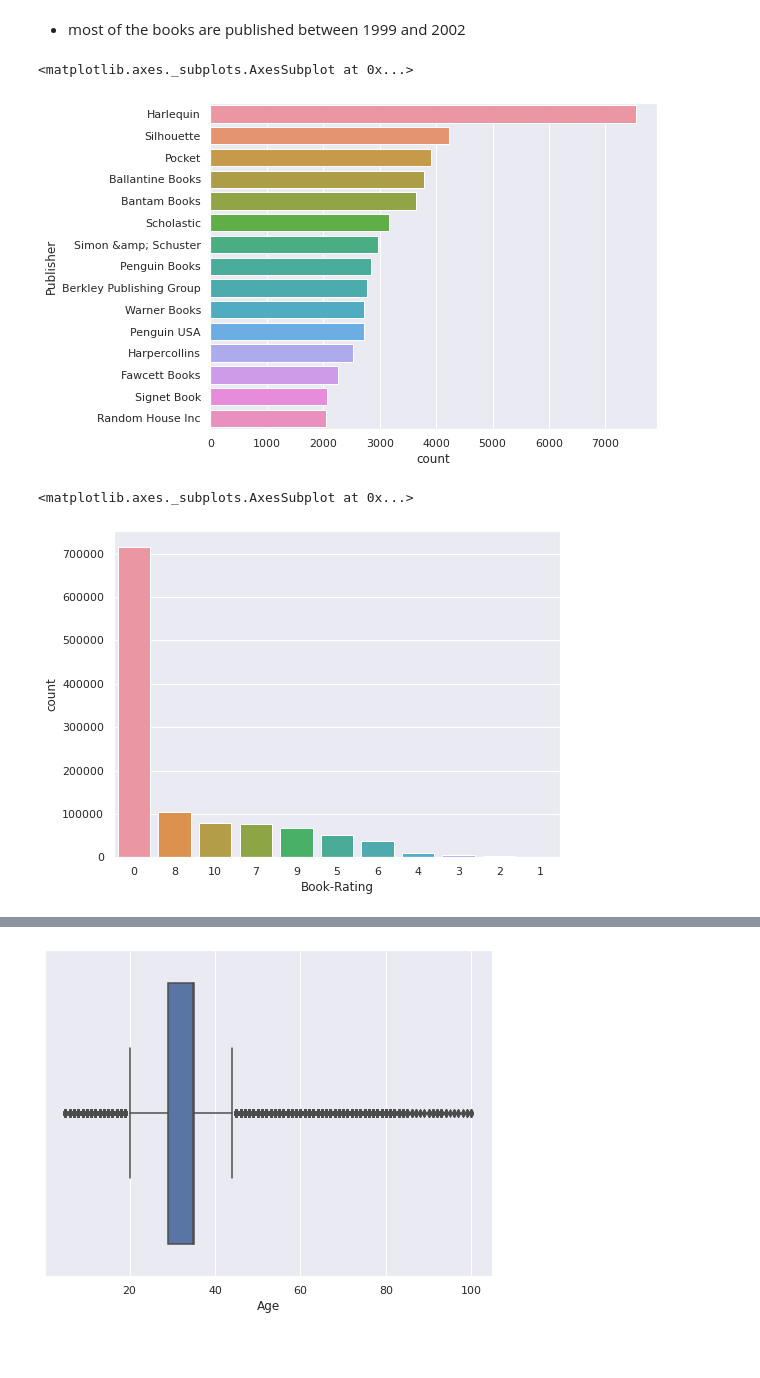
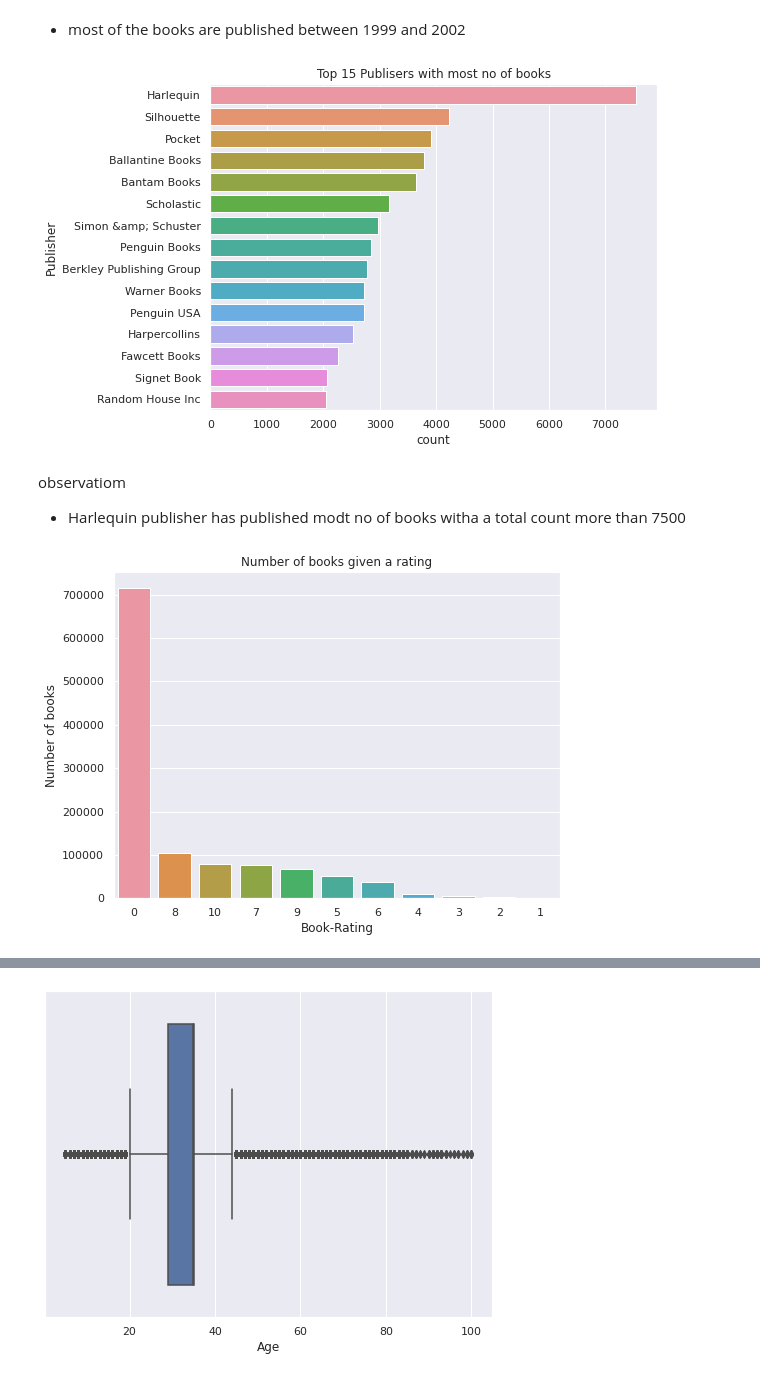
Before and after one commit to Ali-Asgar-Lakdawala/Book-Recommendation-System-capstone, a Jupyter notebook: Book_Recommendation_System_Capstone.ipynb, the cells around one changed output, grey strips where cells are left out. Drawn from its saved outputs; the diff is of its cells as text; code cells hidden in the pictures; blank space fills up the shorter version.

```diff
--- a/Book_Recommendation_System_Capstone.ipynb
+++ b/Book_Recommendation_System_Capstone.ipynb
@@ -419,11 +444,20 @@ sns.countplot(y="Year-Of-Publication", data=books_df,order=books_df['Year-Of-Pub
 * most of the books are published between 1999 and 2002
 # %%
 sns.countplot(y="Publisher", data=books_df,order=books_df['Publisher'].value_counts().index[0:15])
+# setting title
+plt.title('Top 15 Publisers with most no of books')
+plt.show()
 # %% [output]
-<matplotlib.axes._subplots.AxesSubplot at 0x...>
-[figure, old version]
+[figure, new version]
+# %% [markdown]
+observatiom
+* Harlequin publisher has published modt no of books witha a total count more than 7500
 # %%
 sns.countplot(x="Book-Rating", data=ratings_df,order=ratings_df['Book-Rating'].value_counts().index[:])
+# setting title
+plt.title('Number of books given a rating')
+# setting lables for y axis
+plt.ylabel('Number of books')
+plt.show()
 # %% [output]
-<matplotlib.axes._subplots.AxesSubplot at 0x...>
-[figure, old version]
+[figure, new version]
```
Also changed, not shown: parts of 45 cells of this notebook.
